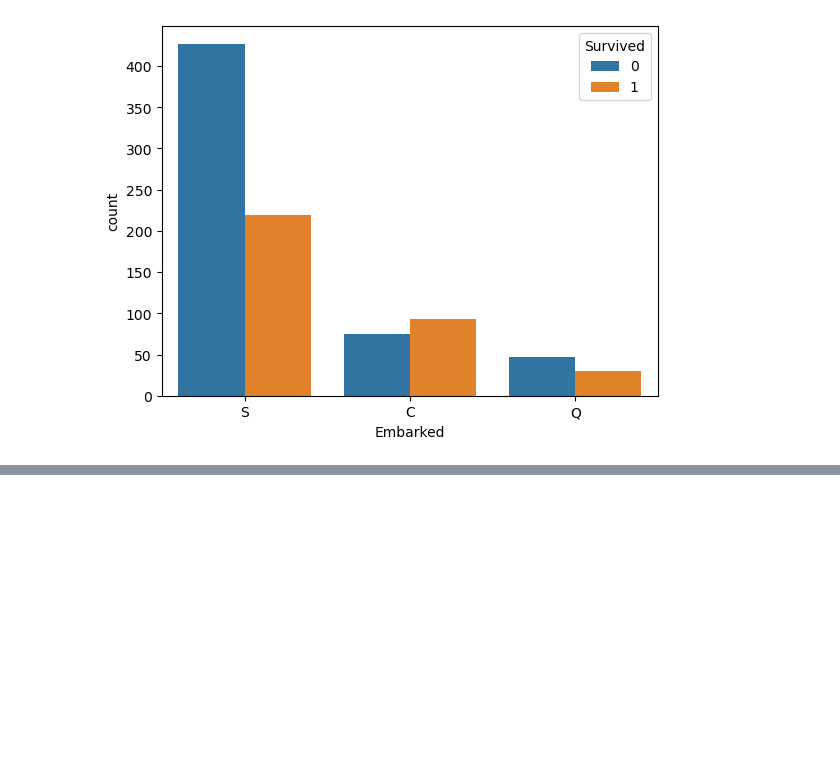
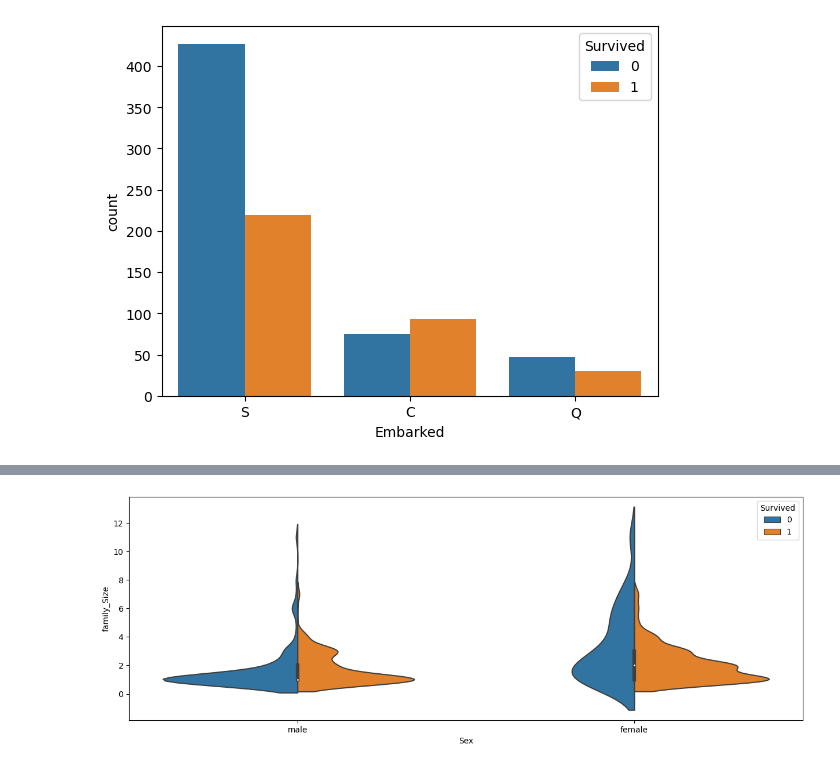
Before and after one commit to truffleToast/Aishool, a Jupyter notebook: Pythonstudy/Machine Learning/ex_05_titanico_분류실습.ipynb, the cells around one changed output, grey strips where cells are left out. Cells and saved outputs as stored; diff of their text form; code cells hidden in the pictures; blank space fills up the shorter version.

```diff
--- a/Pythonstudy/Machine Learning/ex_05_titanico_분류실습.ipynb
+++ b/Pythonstudy/Machine Learning/ex_05_titanico_분류실습.ipynb
@@ -608,0 +655,2 @@ plt.show()
+# %%
+train['family_Size'] = train['SibSp'] + train['Parch'] +1
@@ -608,0 +675,6 @@ plt.show()
+# %%
+plt.figure(figsize=(15,5))
+sns.violinplot(data = train, x="Sex", y="family_Size", hue ="Survived", split= True)
+plt.show()
+# %% [output]
+[figure, added]
```
Also changed, not shown: parts of 43 cells of this notebook, 16 other files.
